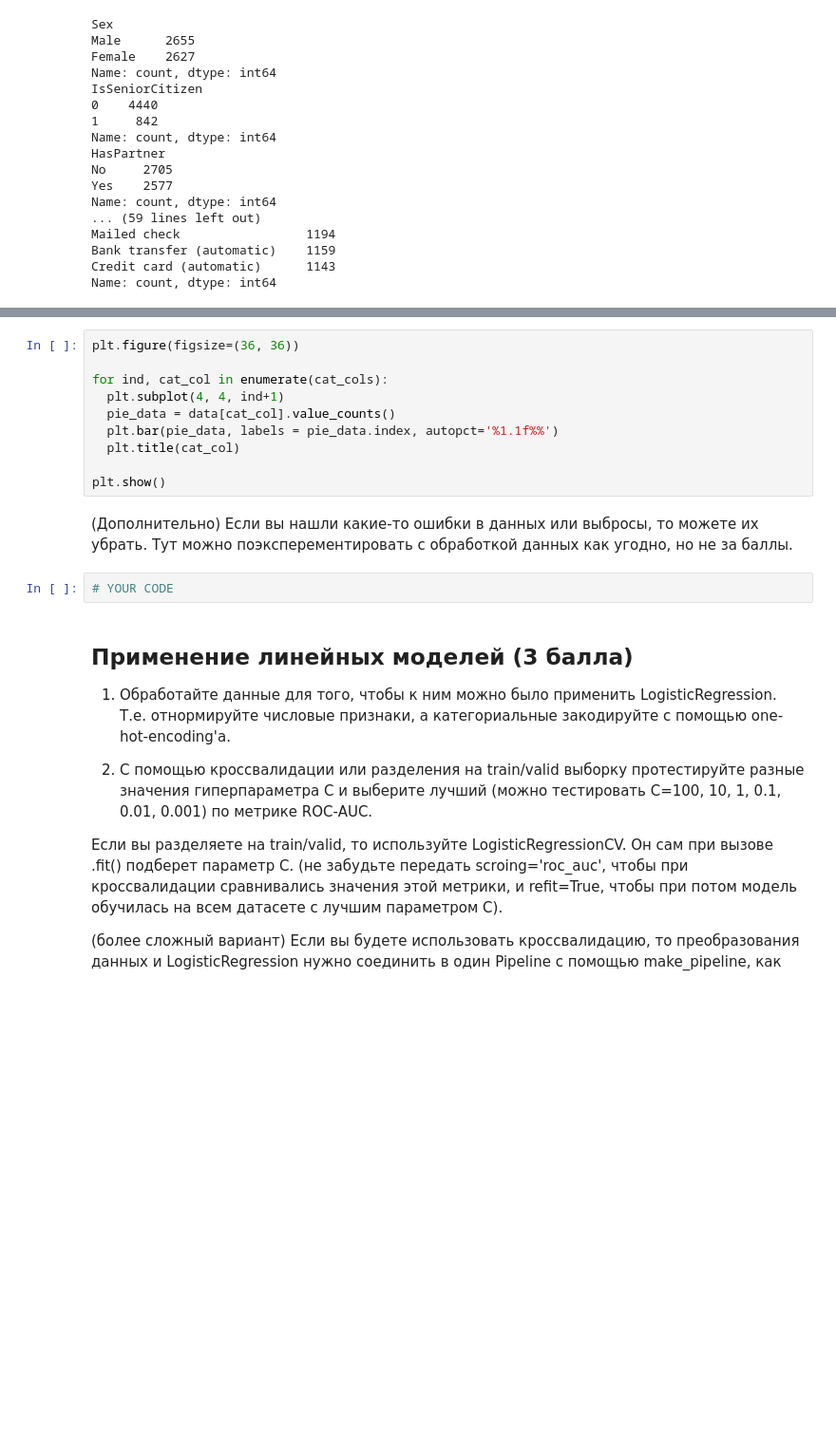
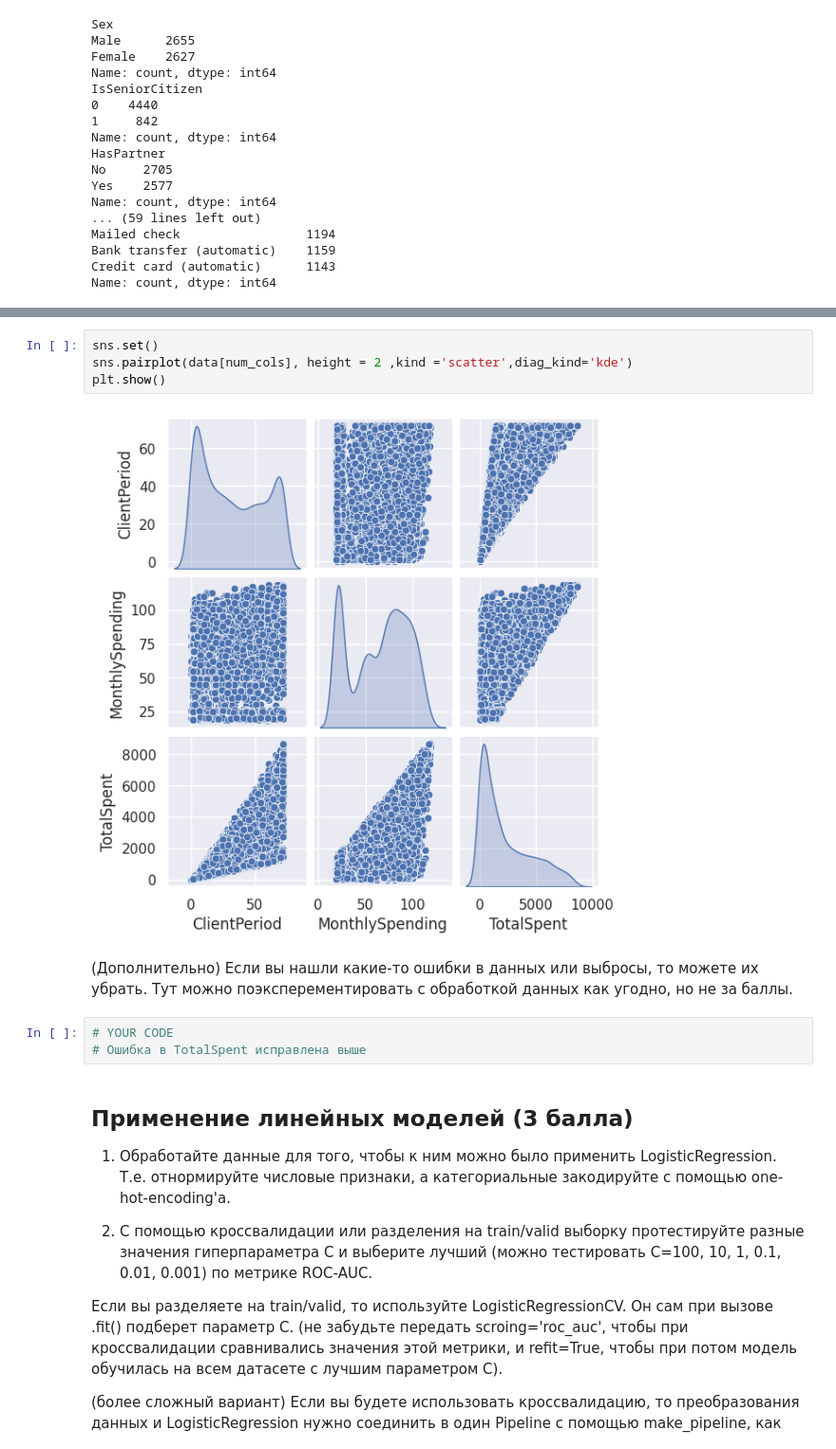
Before and after one commit to Prototype721/MFTI_course, a Jupyter notebook: week_03_composition_model_selection/Homework/hw_3_kaggle.ipynb, the cells around one changed output, grey strips where cells are left out. Shown at 95% size. Drawn from its saved outputs; the diff is of its cells as text; blank space fills up the shorter version.

```diff
--- a/week_03_composition_model_selection/Homework/hw_3_kaggle.ipynb
+++ b/week_03_composition_model_selection/Homework/hw_3_kaggle.ipynb
@@ -249,17 +250,14 @@ plt.show()
-# %%
-plt.figure(figsize=(36, 36))
-
-for ind, cat_col in enumerate(cat_cols):
-  plt.subplot(4, 4, ind+1)
-  pie_data = data[cat_col].value_counts()
-  plt.bar(pie_data, labels = pie_data.index, autopct='%1.1f%%')
-  plt.title(cat_col)
-
-plt.show()
+# %%
+sns.set()
+sns.pairplot(data[num_cols], height = 2 ,kind ='scatter',diag_kind='kde')
+plt.show()
+# %% [output]
+[figure, added]
 # %% [markdown]
 (Дополнительно) Если вы нашли какие-то ошибки в данных или выбросы, то можете их убрать. Тут можно поэксперементировать с обработкой данных как угодно, но не за баллы.
 # %%
 # YOUR CODE
+# Ошибка в TotalSpent исправлена выше
 # %% [markdown]
 ## Применение линейных моделей (3 балла)
 
```
Also changed, not shown: parts of 5 cells of this notebook.
